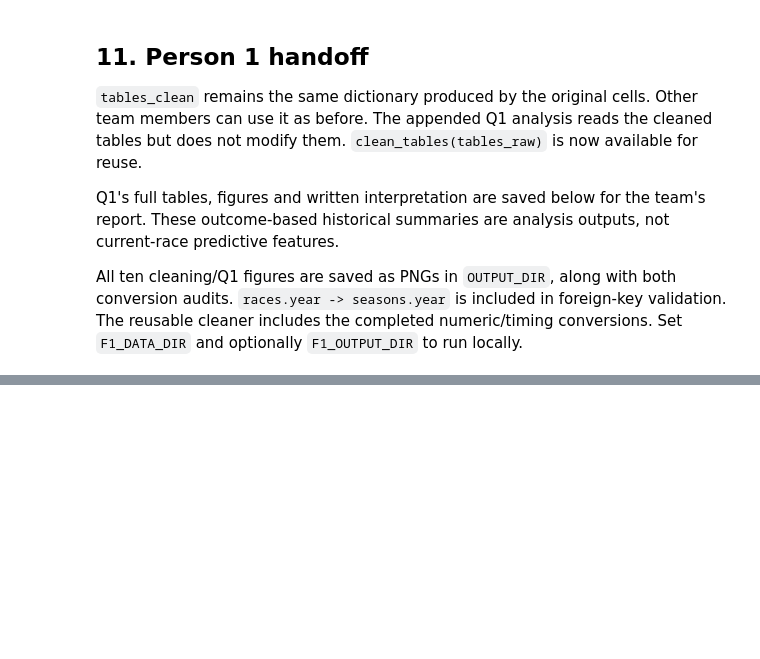
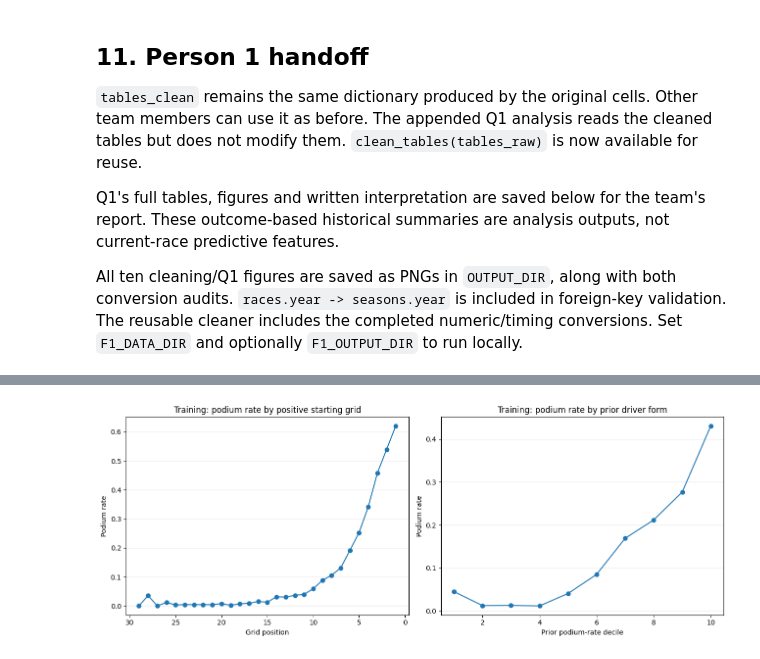
Before and after one commit to rawanelsragy/F1-Podium-Prediction, a Jupyter notebook: notebooks/part1completed.ipynb, the cells around one changed output, grey strips where cells are left out. Drawn from its saved outputs; the diff is of its cells as text; code cells hidden in the pictures; blank space fills up the shorter version.

```diff
--- a/notebooks/part1completed.ipynb
+++ b/notebooks/part1completed.ipynb
@@ -1219,0 +1475,7 @@ Person 1 additions complete. Existing tables_clean preserved.
+# %%
+driver_hist = prior_history(entries, ["driverId"], "driver")
+entries = entries.merge(driver_hist[["driverId", "race_order", "driver_prior_starts", "driver_podium_rate", "driver_mean_finish"]].rename(columns={"driver_podium_rate": "driver_prior_podium_rate", "driver_mean_finish": "driver_prior_mean_finish"}), on=["driverId", "race_order"], validate="one_to_one")
+constructor_hist = prior_history(entries, ["constructorId"], "constructor")
+entries = entries.merge(constructor_hist[["constructorId", "race_order", "constructor_podium_rate", "constructor_mean_points"]].rename(columns={"constructor_podium_rate": "constructor_prior_podium_rate", "constructor_mean_points": "constructor_prior_mean_points"}), on=["constructorId", "race_order"], validate="many_to_one")
+circuit_hist = prior_history(entries, ["driverId", "circuitId"], "driver_circuit")
+entries = entries.merge(circuit_hist[["driverId", "circuitId", "race_order", "driver_circuit_prior_starts", "driver_circuit_podium_rate"]].rename(columns={"driver_circuit_podium_rate": "driver_circuit_prior_podium_rate"}), on=["driverId", "circuitId", "race_order"], validate="one_to_one")
@@ -1219,0 +1486,13 @@ Person 1 additions complete. Existing tables_clean preserved.
+# %%
+for table_name, entity, prefix in [("driver_standings", "driverId", "driver"), ("constructor_standings", "constructorId", "constructor")]:
+    standing_features = lag_standings(tables_clean[table_name], entity, prefix, races[["raceId", "year", "race_order"]])
+    if standing_features.duplicated(["raceId", entity]).any():
+        raise ValueError(f"{table_name} contains duplicate (raceId, {entity}) keys")
+    entries = entries.merge(standing_features, on=["raceId", entity], how="left", validate="one_to_one" if entity == "driverId" else "many_to_one")
+
+opening_races = races.loc[races["round"].eq(1), "raceId"]
+opening_entries = entries.loc[entries["raceId"].isin(opening_races)]
+for prefix in ["driver", "constructor"]:
+    assert opening_entries[f"{prefix}_prior_standing_points"].eq(0).all()
+    assert opening_entries[f"{prefix}_prior_standing_position"].isna().all()
+print("Season-openers verified: zero prior championship points, unknown championship positions.")
@@ -1219,0 +1540,23 @@ Person 1 additions complete. Existing tables_clean preserved.
+# %%
+from pathlib import Path
+
+fig, axes = plt.subplots(1, 2, figsize=(13, 5))
+grid_rates = feature_evidence.dropna(subset=["grid_position"]).groupby("grid_position", observed=True)["podium"].agg(["mean", "count"]).query("count >= 20")
+axes[0].plot(grid_rates.index, grid_rates["mean"], marker="o")
+axes[0].invert_xaxis()
+axes[0].set(title="Training: podium rate by positive starting grid", xlabel="Grid position", ylabel="Podium rate")
+axes[0].grid(axis="y", alpha=0.25)
+form_data = feature_evidence.dropna(subset=["driver_prior_podium_rate"]).copy()
+if not form_data.empty:
+    form_data["prior_form_decile"] = pd.qcut(form_data["driver_prior_podium_rate"].rank(method="first"), 10, labels=False, duplicates="drop")
+    form_rates = form_data.groupby("prior_form_decile", observed=True)["podium"].mean()
+    axes[1].plot(form_rates.index + 1, form_rates.values, marker="o")
+axes[1].set(title="Training: podium rate by prior driver form", xlabel="Prior podium-rate decile", ylabel="Podium rate")
+axes[1].grid(axis="y", alpha=0.25)
+fig.tight_layout()
+
+OUTPUT_DIR.mkdir(parents=True, exist_ok=True)
+fig.savefig(OUTPUT_DIR / "feature_justification.png", dpi=160, bbox_inches="tight")
+plt.show()
+# %% [output]
+[figure, added]
```
Also changed, not shown: parts of 29 cells of this notebook.
